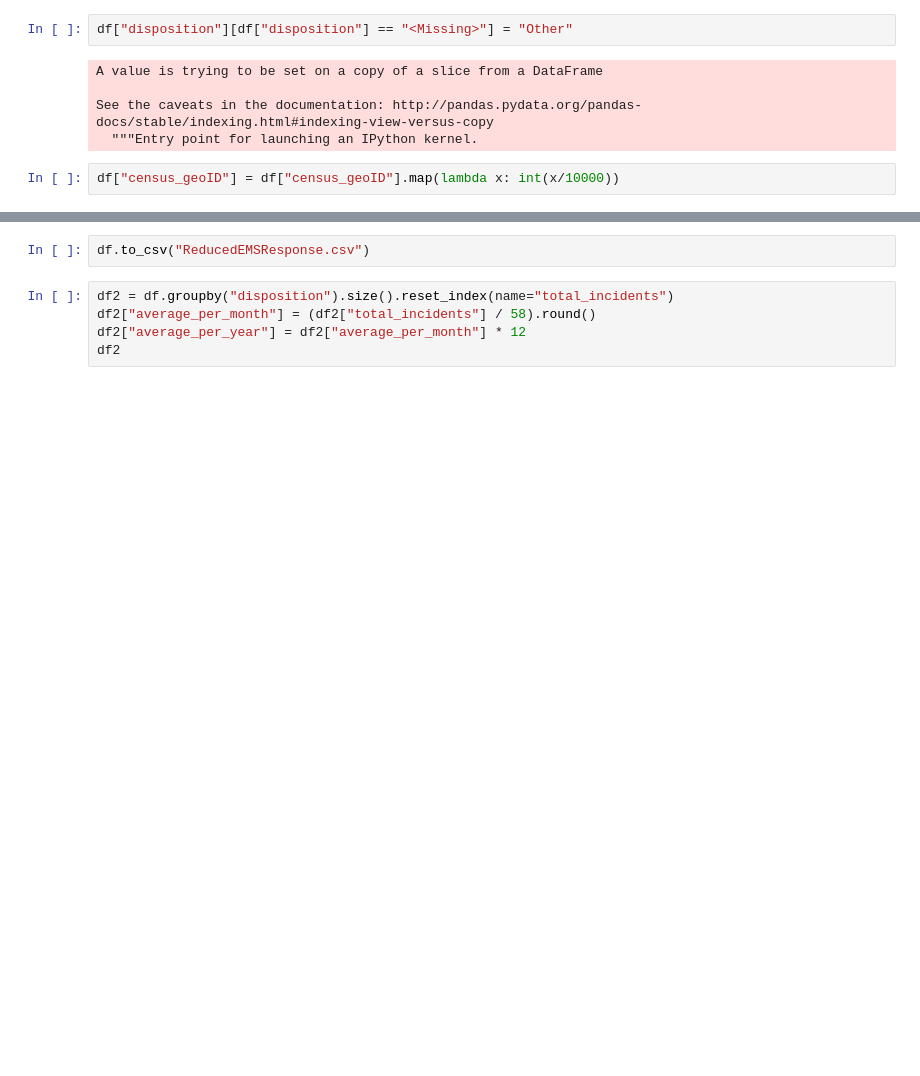
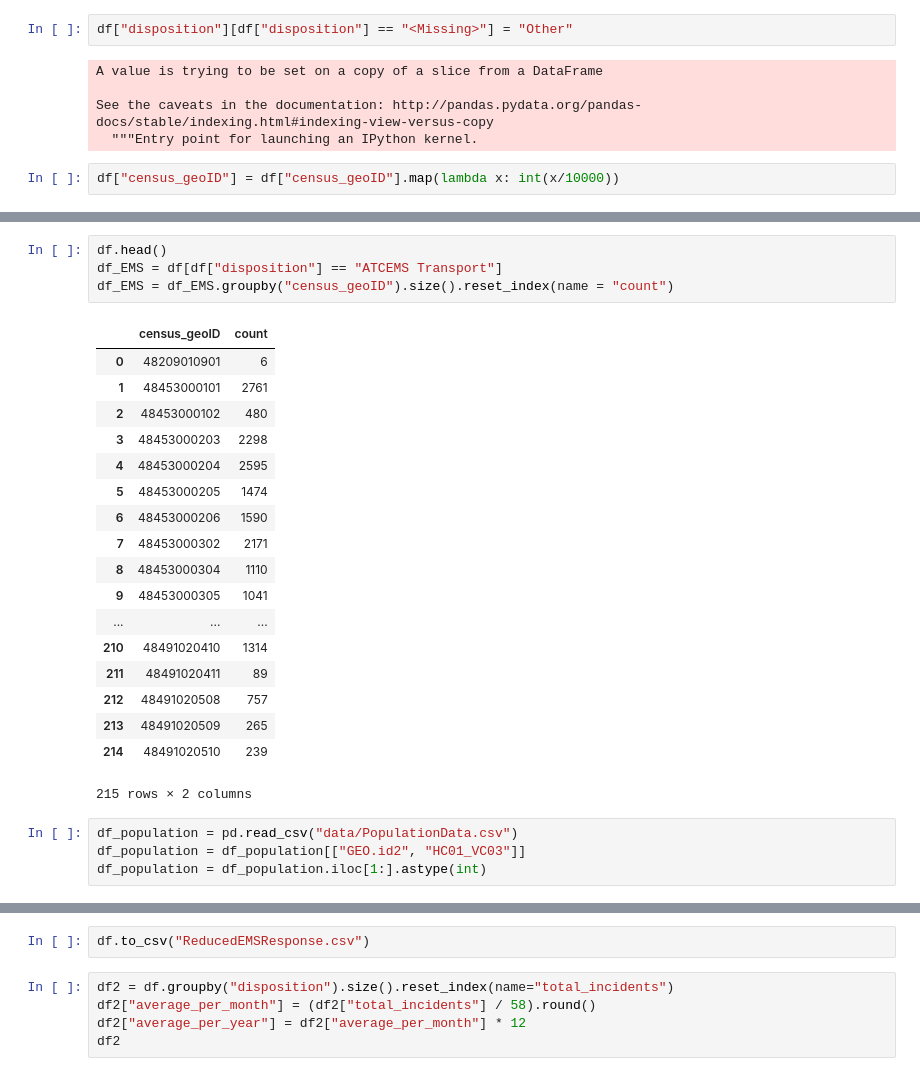
Before and after one commit to 305kev/healthcare_rides, a Jupyter notebook: EMS Response.ipynb, the cells around one changed output, grey strips where cells are left out. Cells and saved outputs as stored; diff of their text form; blank space fills up the shorter version.

```diff
--- a/EMS Response.ipynb
+++ b/EMS Response.ipynb
@@ -35,0 +28,27 @@ df["census_geoID"] = df["census_geoID"].map(lambda x: int(x/10000))
+# %%
+df.head()
+df_EMS = df[df["disposition"] == "ATCEMS Transport"]
+df_EMS = df_EMS.groupby("census_geoID").size().reset_index(name = "count")
+# %% [output]
+|  | census_geoID | count |
+| 0 | 48209010901 | 6 |
+| 1 | 48453000101 | 2761 |
+| 2 | 48453000102 | 480 |
+| 3 | 48453000203 | 2298 |
+| 4 | 48453000204 | 2595 |
+| 5 | 48453000205 | 1474 |
+| 6 | 48453000206 | 1590 |
+| 7 | 48453000302 | 2171 |
+| 8 | 48453000304 | 1110 |
+| 9 | 48453000305 | 1041 |
+| ... | ... | ... |
+| 210 | 48491020410 | 1314 |
+| 211 | 48491020411 | 89 |
+| 212 | 48491020508 | 757 |
+| 213 | 48491020509 | 265 |
+| 214 | 48491020510 | 239 |
+215 rows × 2 columns
+# %%
+df_population = pd.read_csv("data/PopulationData.csv")
+df_population = df_population[["GEO.id2", "HC01_VC03"]]
+df_population = df_population.iloc[1:].astype(int)
```
Also changed, not shown: parts of 11 cells of this notebook, 1 other file.
